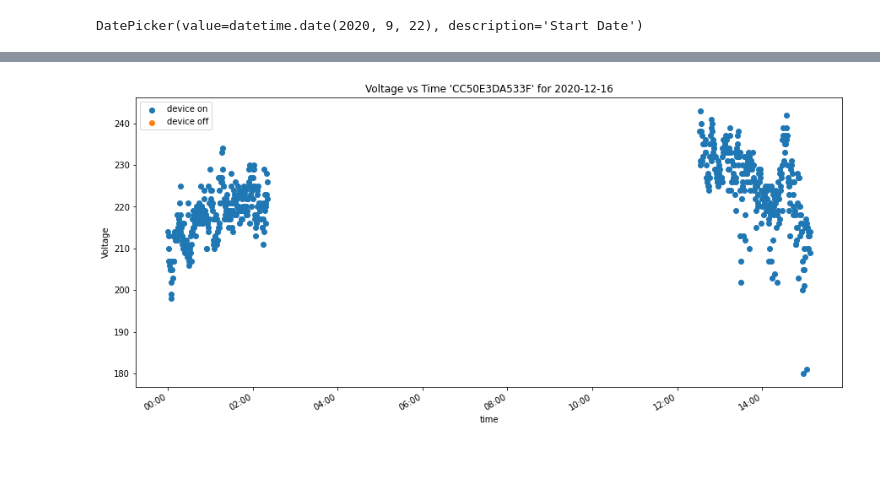
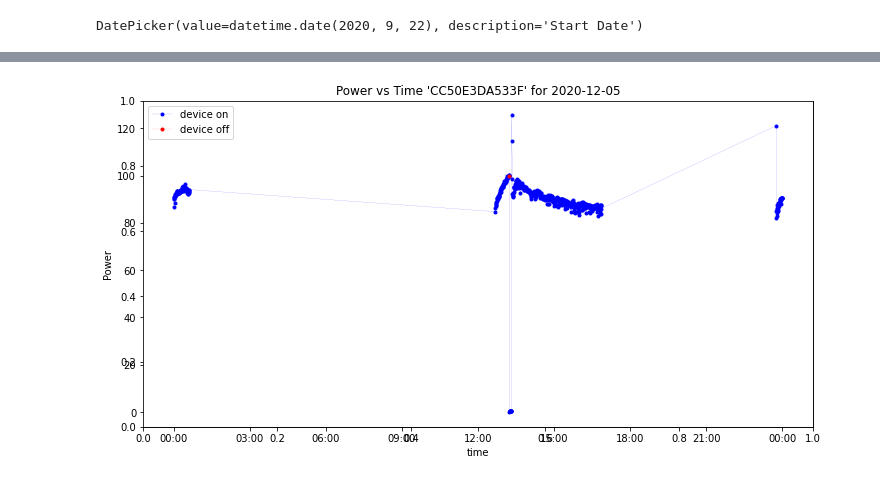
Before and after one commit to mugyenyij/U20_project, a Jupyter notebook: U20_notebook.ipynb, the cells around one changed output, grey strips where cells are left out. Saved outputs shown, nothing was run; the diff lists cells and outputs as text; code cells hidden in the pictures.

```diff
--- a/U20_notebook.ipynb
+++ b/U20_notebook.ipynb
@@ -40,0 +33,9 @@ df.tail()
+# %%
+df['device_deployed'] = np.where(df['mac'].isin(['84CCA89A1706','84CCA899CEE53','CC50E304FA9A',
+                   '84CCA899FCA7','84CCA89B799C','CC50E3DA533F']), 'Yes', 'No')
+# %%
+# Filter out devices that are not deployed
+df['device_deployed'] = np.where(df['mac'].isin(['84CCA89A1706','84CCA899CEE53','CC50E304FA9A',
+                   '84CCA899FCA7','84CCA89B799C','CC50E3DA533F']), 'Yes', 'No')
+df = df[df.device_deployed=='Yes']
+df.tail()
@@ -62,10 +58,8 @@ dtype: object
 # %%
-# Filter the datasets
-start_date = '2020-12-16'
-end_date = '2020-12-17'
+# Add date range filter
+start_date = '2020-12-05'
+end_date = '2020-12-06'
 date_mask = (df['timestamp'] > start_date ) & (df['timestamp'] <= end_date)
 df_with_mask = df.loc[date_mask]
+# Select a specific mac address
 df_mac1 = df_with_mask[df_with_mask['mac'].isin(["CC50E3DA533F"])]
-df_mac2 = df_with_mask[df_with_mask['mac'].isin(["CC50E304FADC"])]
-df_mac3 = df_with_mask[df_with_mask['mac'].isin(["CC50E3DA533F","CC50E304FADC","CC50E304FA9A"])]
-# df_mac1[df_mac1['devicestatus']=='off']
@@ -72,22 +85,17 @@ df_mac3 = df_with_mask[df_with_mask['mac'].isin(["CC50E3DA533F","CC50E304FADC","
 # %%
-# Plot for Voltage vs Time CC50E3DA533F
-fig = plt.figure(figsize=(15,7))
+# Plot for Power vs Time CC50E3DA533F
+fig, ax = plt.subplots(1,1,figsize=(12,6))
 ax = fig.add_subplot(111)
 on = df_mac1[df_mac1['devicestatus']=='on']
 off = df_mac1[df_mac1['devicestatus']=='off']
-plt.scatter(on["timestamp"], on["voltage"], label='device on')
-plt.scatter(off["timestamp"], off["voltage"], label='device off')
-
-plt.title(f'Voltage vs Time \'CC50E3DA533F\' for {start_date}')
-plt.xlabel('time')
-plt.ylabel('Voltage')
+ax.plot(on["timestamp"], on["power"], 'b.-', lw=0.1, label='device on')
+ax.plot(off["timestamp"], off["power"], 'r.-', lw=0.1,label='device off')
+ax.set_title(f'Power vs Time \'CC50E3DA533F\' for {start_date}')
+ax.set_xlabel('time')
+ax.set_ylabel('Power')
 plt.legend()
-
-
-
 myFmt = mdates.DateFormatter('%H:%M') # format timestamp to Hour:Minute
 plt.gca().xaxis.set_major_formatter(myFmt)
-plt.gcf().autofmt_xdate()
 plt.show()
 # %% [output]
-[figure, old version]
+[figure, new version]
```
Also changed, not shown: parts of 15 cells of this notebook.
